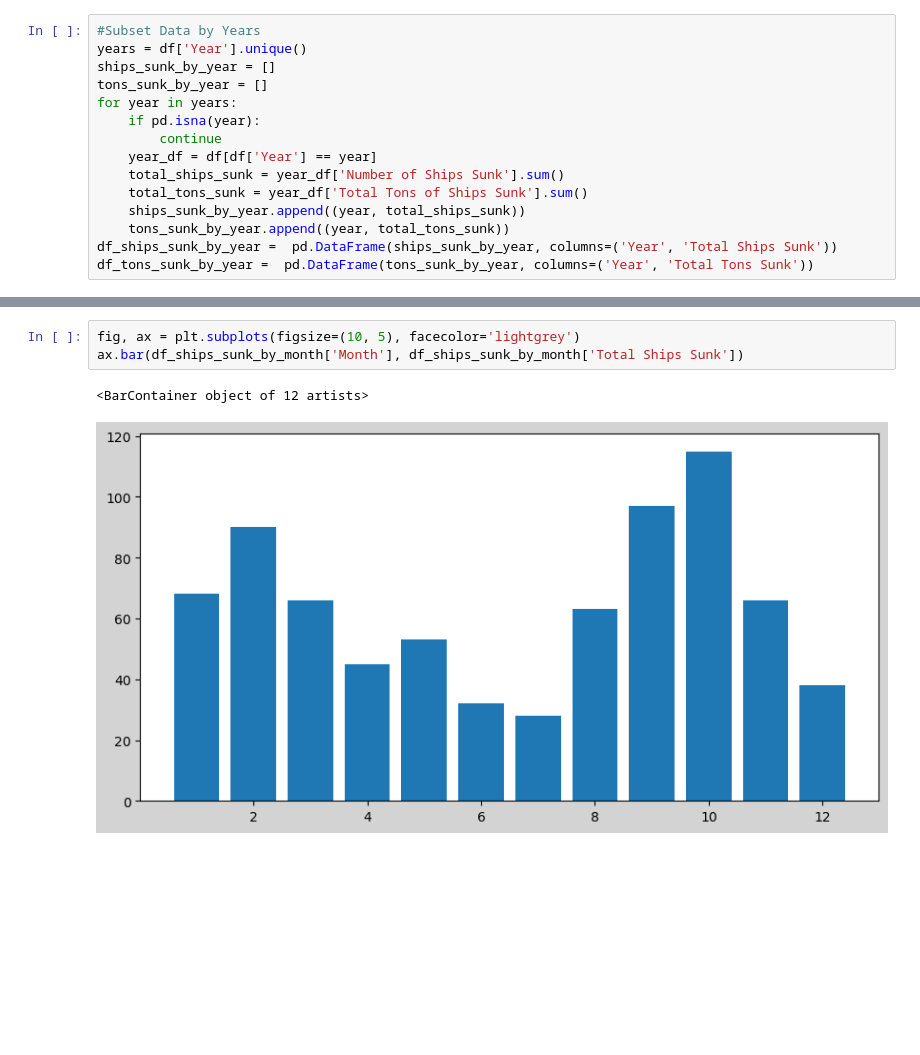
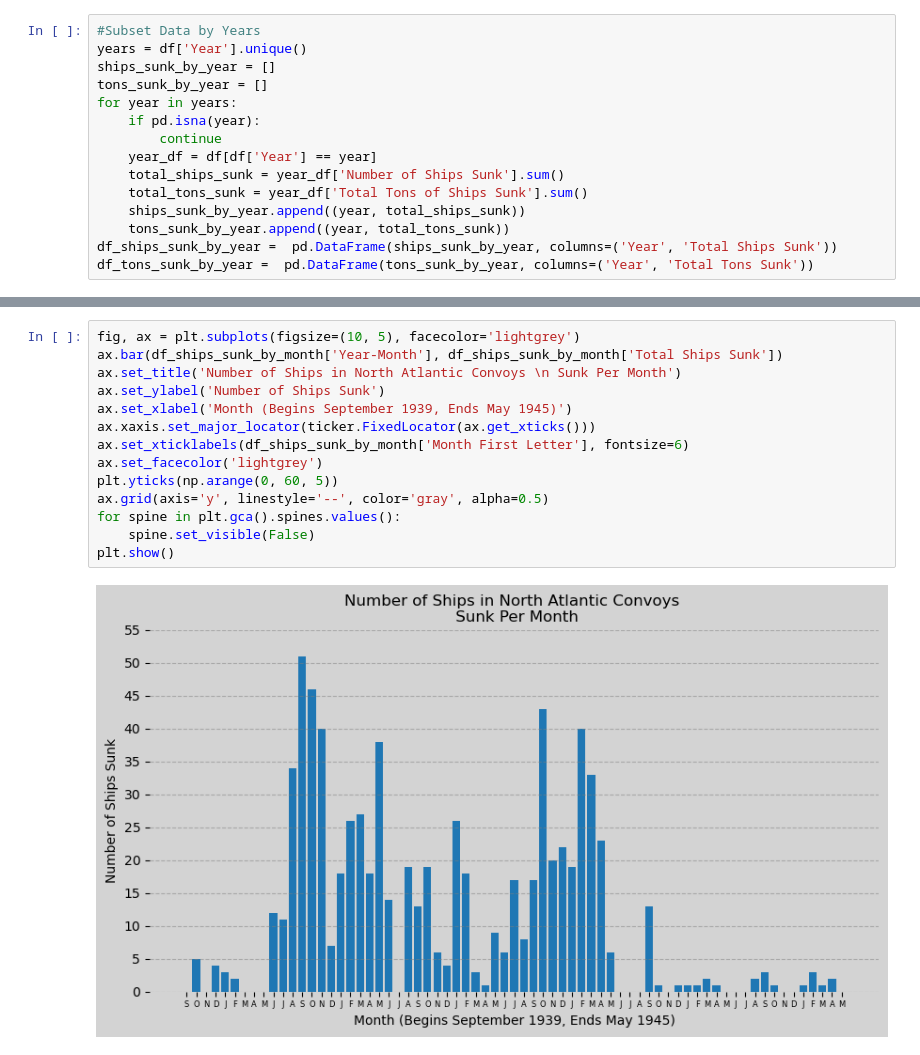
Before and after one commit to MAP9900/Modeling-The-Convoy-System, a Jupyter notebook: Code/Data Visualization/Convoy_Data_Vis.ipynb, the cells around one changed output, grey strips where cells are left out. Drawn from its saved outputs; the diff is of its cells as text; blank space fills up the shorter version.

```diff
--- a/Code/Data Visualization/Convoy_Data_Vis.ipynb
+++ b/Code/Data Visualization/Convoy_Data_Vis.ipynb
@@ -130,6 +123,16 @@ df_ships_sunk_by_month
-# %%
-fig, ax = plt.subplots(figsize=(10, 5), facecolor='lightgrey')
-ax.bar(df_ships_sunk_by_month['Month'], df_ships_sunk_by_month['Total Ships Sunk'])
-# %% [output]
-<BarContainer object of 12 artists>
-[figure, removed]
+# %%
+fig, ax = plt.subplots(figsize=(10, 5), facecolor='lightgrey')
+ax.bar(df_ships_sunk_by_month['Year-Month'], df_ships_sunk_by_month['Total Ships Sunk'])
+ax.set_title('Number of Ships in North Atlantic Convoys \n Sunk Per Month')
+ax.set_ylabel('Number of Ships Sunk')
+ax.set_xlabel('Month (Begins September 1939, Ends May 1945)')
+ax.xaxis.set_major_locator(ticker.FixedLocator(ax.get_xticks()))
+ax.set_xticklabels(df_ships_sunk_by_month['Month First Letter'], fontsize=6)
+ax.set_facecolor('lightgrey')
+plt.yticks(np.arange(0, 60, 5))
+ax.grid(axis='y', linestyle='--', color='gray', alpha=0.5)
+for spine in plt.gca().spines.values():
+    spine.set_visible(False)
+plt.show()
+# %% [output]
+[figure, added]
```
Also changed, not shown: parts of 10 cells of this notebook.
